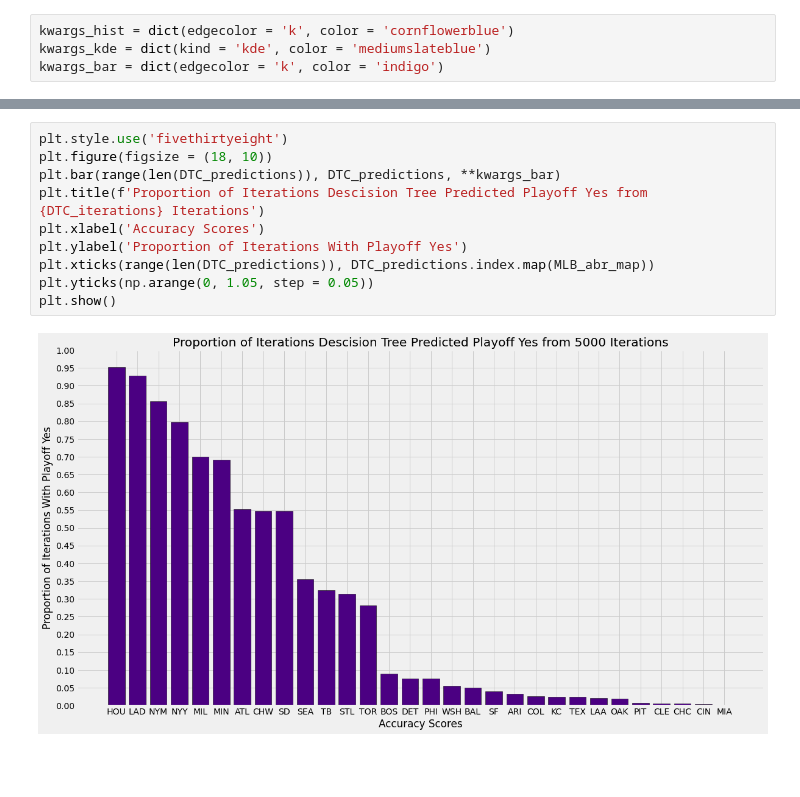
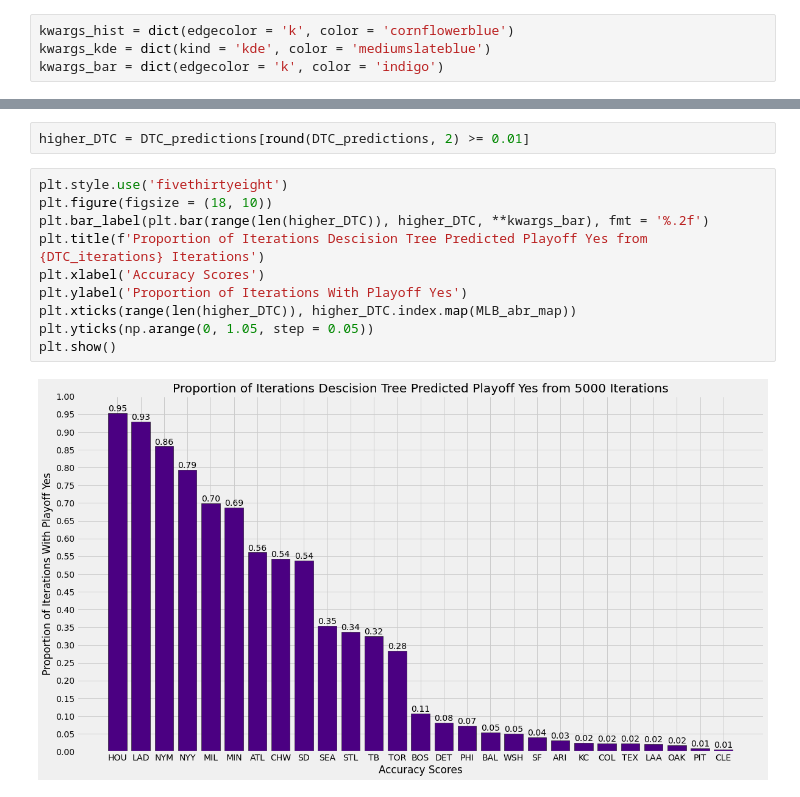
Before and after one commit to the-data-science-union/DSU-S2022-MLB, a Jupyter notebook: Code and Work/Pitching/Relief Pitching/Vince_Relief_Pitching_Machine_Learning.ipynb, the cells around one changed output, grey strips where cells are left out. Cells and saved outputs as stored; diff of their text form; blank space fills up the shorter version.

```diff
--- a/Code and Work/Pitching/Relief Pitching/Vince_Relief_Pitching_Machine_Learning.ipynb
+++ b/Code and Work/Pitching/Relief Pitching/Vince_Relief_Pitching_Machine_Learning.ipynb
@@ -335,15 +336,17 @@ plt.show()
+# %%
+higher_DTC = DTC_predictions[round(DTC_predictions, 2) >= 0.01]
 # %%
 plt.style.use('fivethirtyeight')
 plt.figure(figsize = (18, 10))
-plt.bar(range(len(DTC_predictions)), DTC_predictions, **kwargs_bar)
+plt.bar_label(plt.bar(range(len(higher_DTC)), higher_DTC, **kwargs_bar), fmt = '%.2f')
 plt.title(f'Proportion of Iterations Descision Tree Predicted Playoff Yes from {DTC_iterations} Iterations')
 plt.xlabel('Accuracy Scores')
 plt.ylabel('Proportion of Iterations With Playoff Yes')
-plt.xticks(range(len(DTC_predictions)), DTC_predictions.index.map(MLB_abr_map))
+plt.xticks(range(len(higher_DTC)), higher_DTC.index.map(MLB_abr_map))
 plt.yticks(np.arange(0, 1.05, step = 0.05))
 plt.show()
 # %% [output]
-[figure, old version]
+[figure, new version]
 # %%
 plt.style.use('fivethirtyeight')
 plt.figure(figsize = (10, 6))
```
Also changed, not shown: parts of 12 cells of this notebook.
